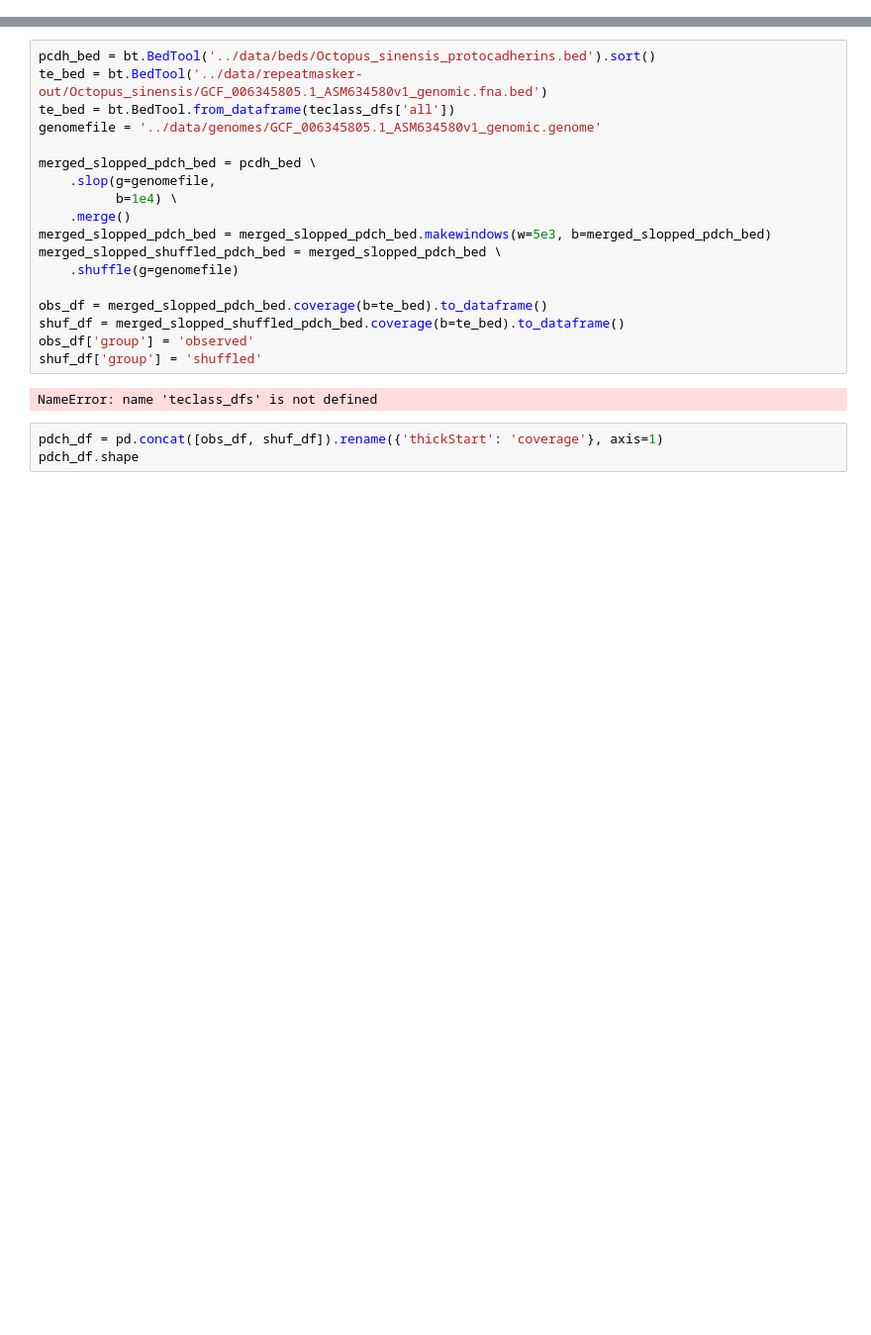
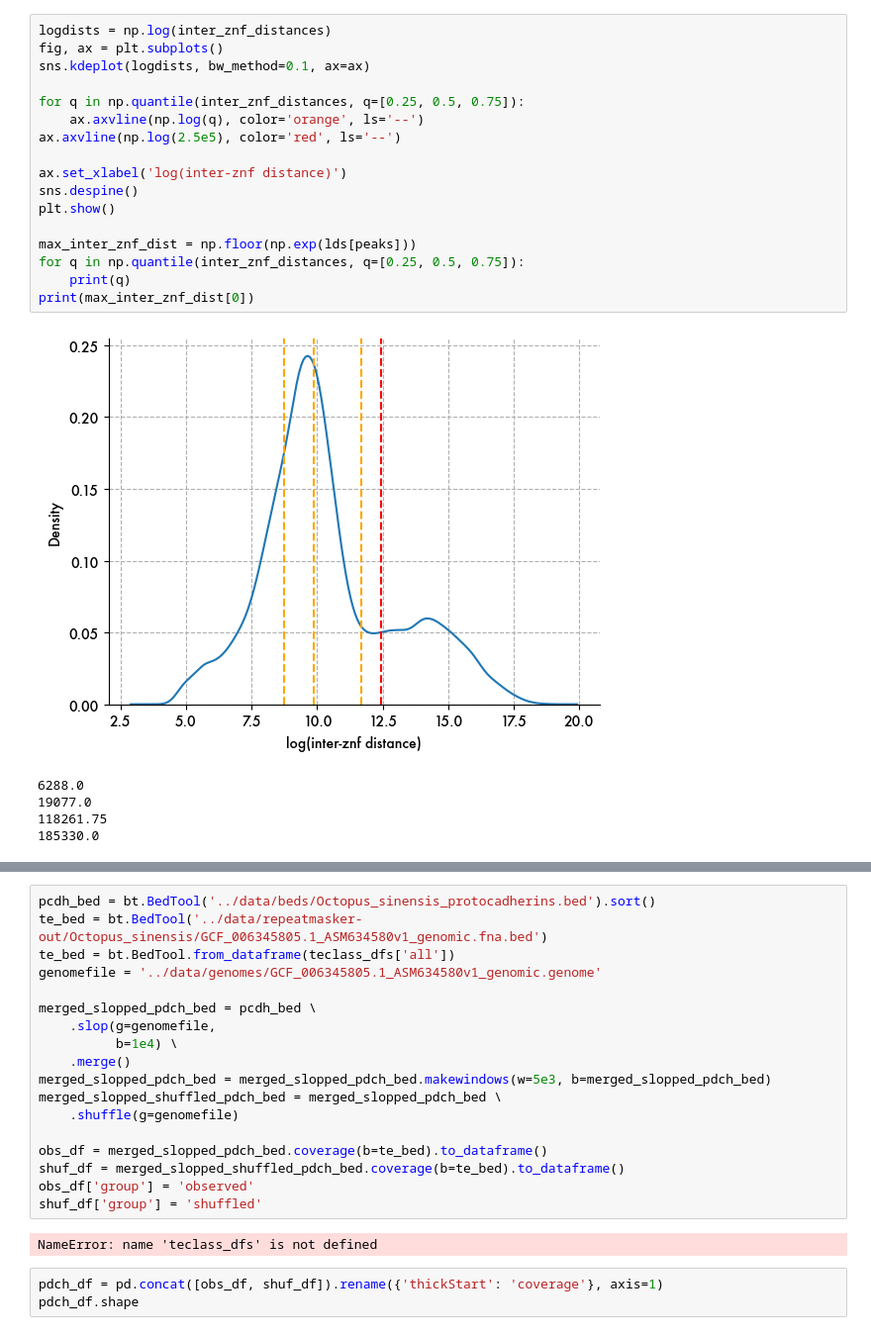
Before and after one commit to jonathan-wells/zinc-finger-grn, a Jupyter notebook: analysis/gene_family_clustering.ipynb, the cells around one changed output, grey strips where cells are left out. Shown: that part at 99% size. Saved outputs shown, nothing was run; the diff lists cells and outputs as text; blank space fills up the shorter version.

```diff
--- a/analysis/gene_family_clustering.ipynb
+++ b/analysis/gene_family_clustering.ipynb
@@ -6,0 +48,23 @@ import pybedtools as bt
+# %%
+logdists = np.log(inter_znf_distances)
+fig, ax = plt.subplots()
+sns.kdeplot(logdists, bw_method=0.1, ax=ax)
+
+for q in np.quantile(inter_znf_distances, q=[0.25, 0.5, 0.75]):
+    ax.axvline(np.log(q), color='orange', ls='--')
+ax.axvline(np.log(2.5e5), color='red', ls='--')
+
+ax.set_xlabel('log(inter-znf distance)')
+sns.despine()
+plt.show()
+
+max_inter_znf_dist = np.floor(np.exp(lds[peaks]))
+for q in np.quantile(inter_znf_distances, q=[0.25, 0.5, 0.75]):
+    print(q)
+print(max_inter_znf_dist[0])
+# %% [output]
+[figure, added]
+6288.0
+19077.0
+118261.75
+185330.0
```
Also changed, not shown: parts of 23 cells of this notebook, 1 other file.
